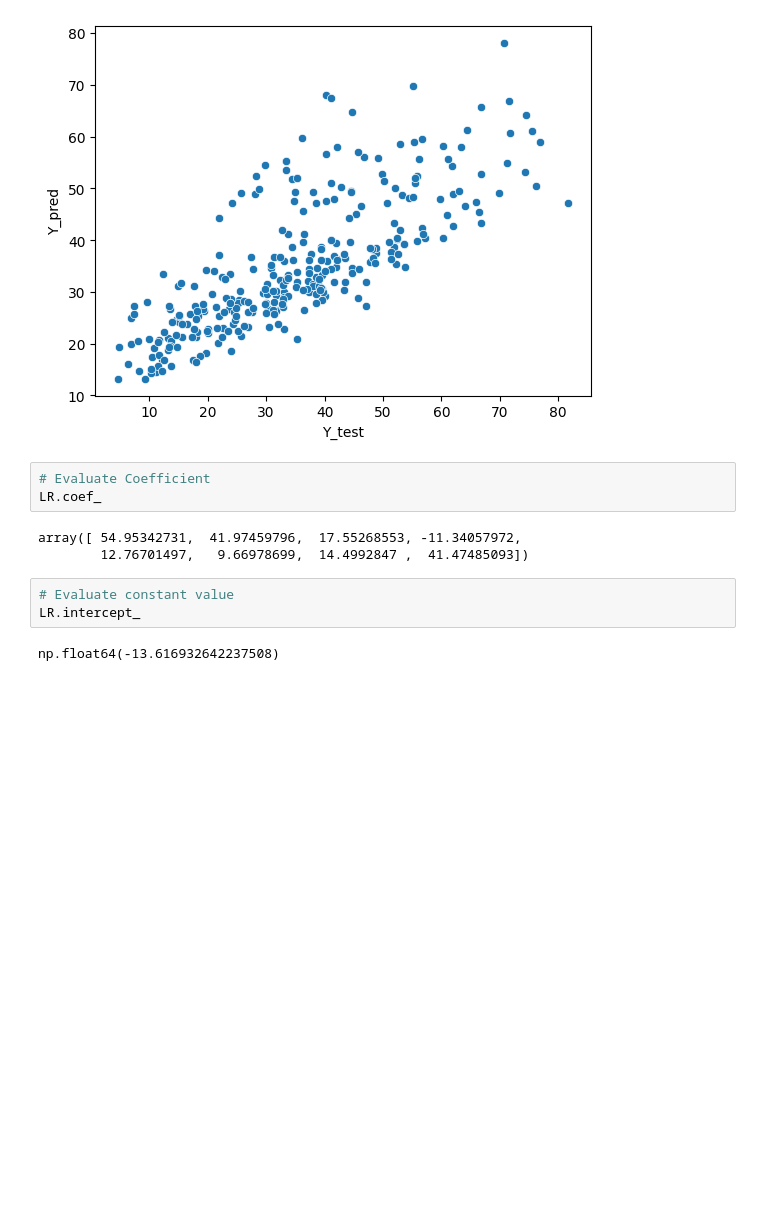
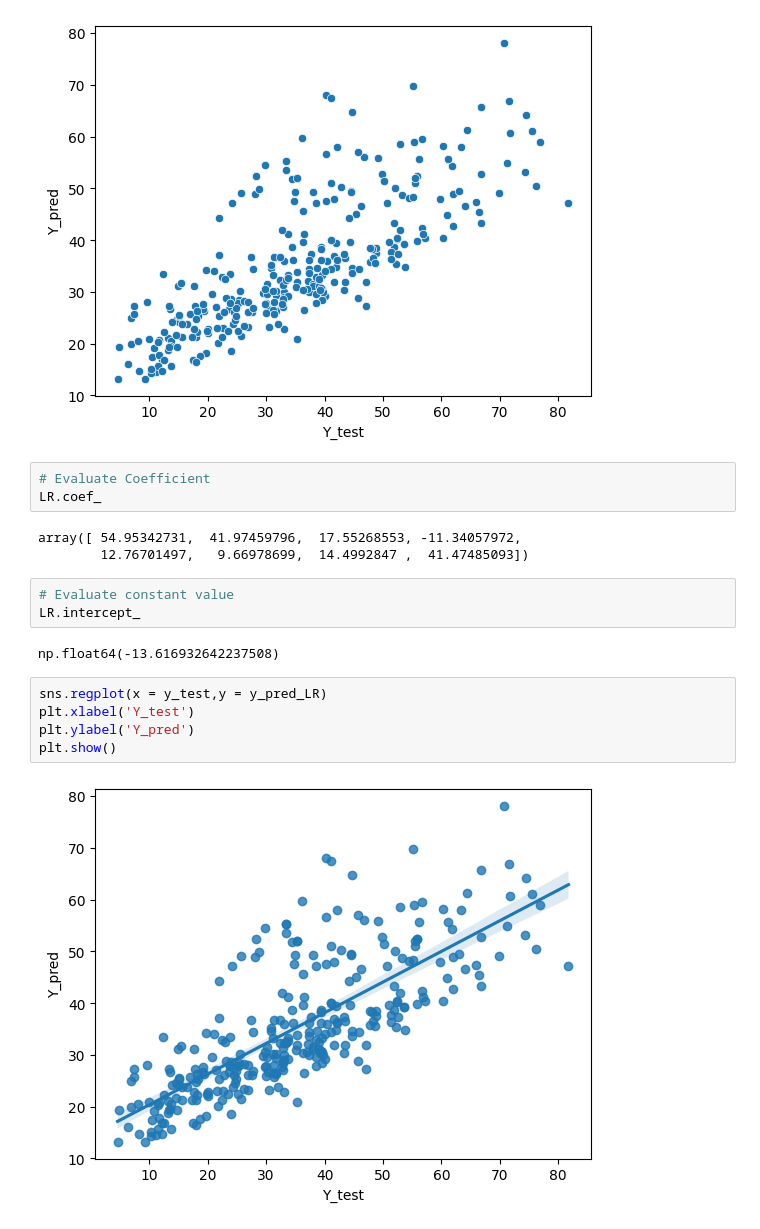
Before and after one commit to deva457/CementPrediction_Model, a Jupyter notebook: Model.ipynb, the cells around one changed output. Drawn from its saved outputs; the diff is of its cells as text; blank space fills up the shorter version.

```diff
--- a/Model.ipynb
+++ b/Model.ipynb
@@ -250,3 +250,10 @@ array([ 54.95342731,  41.97459796,  17.55268553, -11.34057972,
 LR.intercept_
 # %% [output]
 np.float64(-13.616932642237508)
+# %%
+sns.regplot(x = y_test,y = y_pred_LR)
+plt.xlabel('Y_test')
+plt.ylabel('Y_pred')
+plt.show()
+# %% [output]
+[figure, added]
```
Also changed, not shown: parts of 10 cells of this notebook, 1 other file.
